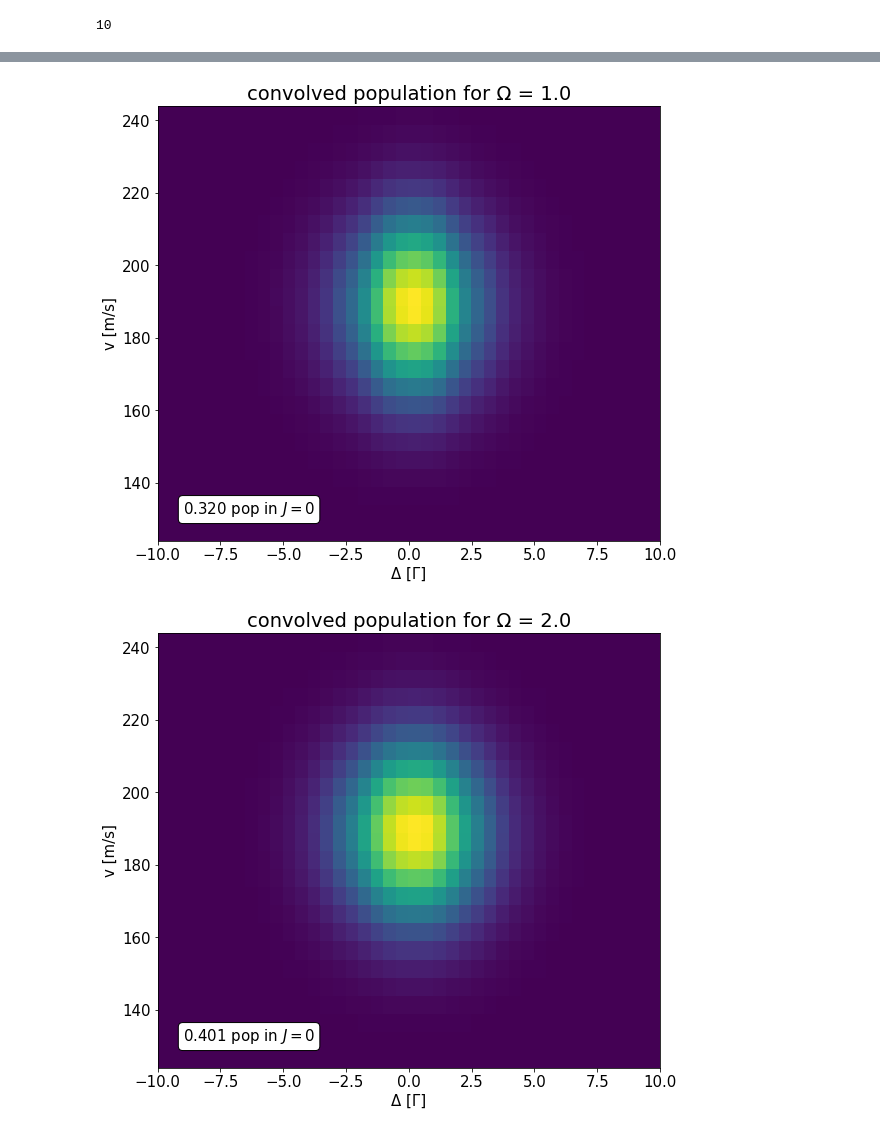
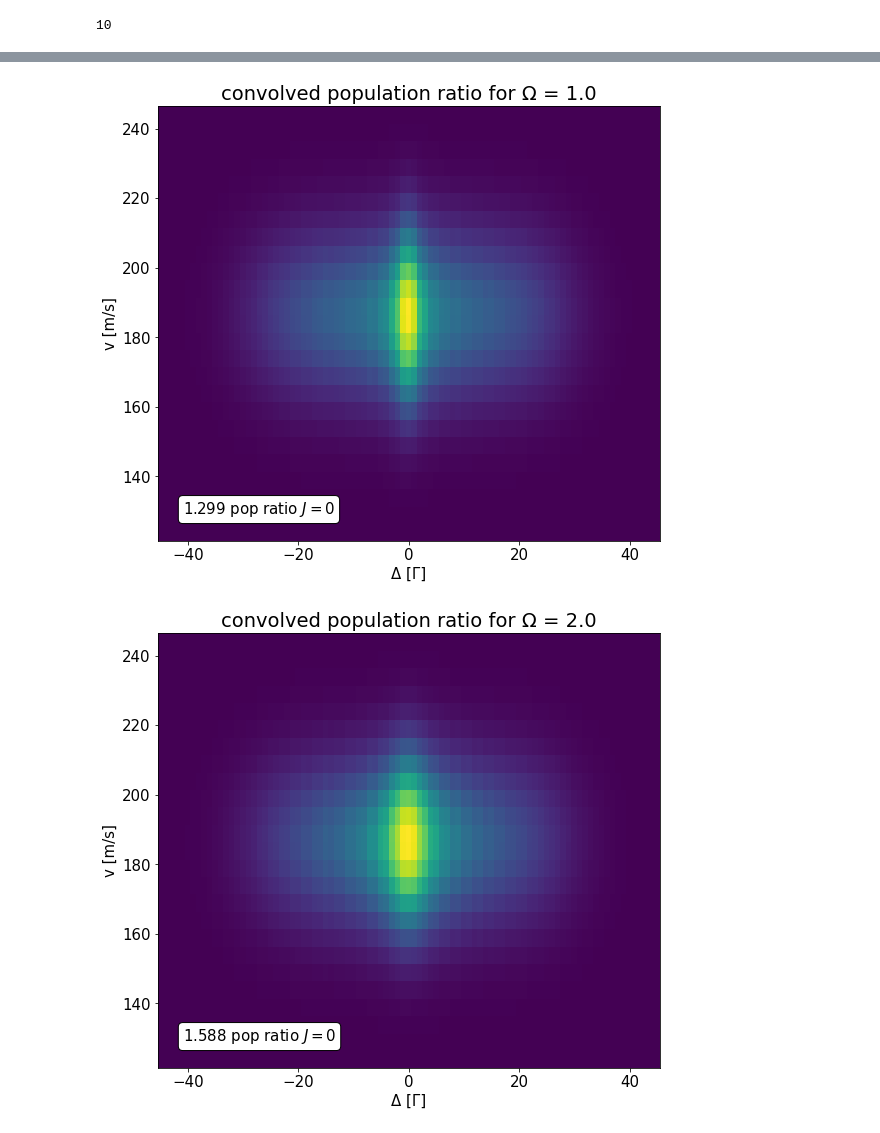
Before and after one commit to ograsdijk/optical-bloch, a Jupyter notebook: Velocity Broadening with Multipass no aperture.ipynb, the cells around one changed output, grey strips where cells are left out. Saved outputs shown, nothing was run; the diff lists cells and outputs as text; code cells hidden in the pictures.

Commit message:
Reran notebook with smaller detuning parameter spacing

```diff
--- a/Velocity Broadening with Multipass no aperture.ipynb
+++ b/Velocity Broadening with Multipass no aperture.ipynb
@@ -567,2 +588,3 @@ sim.elapsedTime
 # %%
 ens_u = Main.eval("sim.u")
+ens_u = np.array(ens_u)
@@ -581 +620,8 @@ for idx, ((Ω_factor, Δ_factor, v), pop) in tqdm(enumerate(results.items()), to
+# %%
+# for making Ω slices I round Ω_factor to two digits to preven any floating point issues
+# keep in mind when the desired spacing is less than two digits to remove rounding or
+# increase the digits
+results_array_J0 = np.zeros([len(results_array),4])
+for idx, (Ω_factor, Δ_factor, v, *pops) in tqdm(enumerate(results_array), total = len(ens_u)):
+    results_array_J0[idx,:] = [round(Ω_factor/Γ/abs(de_main),2), Δ_factor/Γ, v, np.sum(pops[:4])]
 # %%
@@ -611,0 +662,25 @@ for Ω_factor in [0.5,1,2,3,4]:
+# %%
+# Expected distribution of Δ due to the transverse velocity spread, calculated earlier in the notebook
+bins = np.array(Main.Deltas)/Γ
+bins = np.append(bins, [bins[-1]+np.diff(bins)[0]])
+bins -= np.diff(bins)[0]/2
+
+fig, ax = plt.subplots(figsize = (8,5))
+
+m = np.ones(v_x.shape, dtype = bool)
+Δ_convolve_norms, Δ_bins, _ = ax.hist(v_x[m]*v_to_Γ, bins = bins, label = r'$v_x$', density = True)
+
+mu, sigma = norm.fit(v_x[m]*v_to_Γ)
+
+_x = np.linspace(bins.min(), bins.max(), 101)
+ax.plot(_x, norm.pdf(_x, mu, sigma), lw = 3)
+
+ax.axvline(v_acceptable*v_to_Γ, lw = 3, color = 'k')
+ax.axvline(-v_acceptable*v_to_Γ, lw = 3, color = 'k')
+
+ax.set_xlabel(r'$\Delta$ [Γ]')
+set_fontsize(ax, 14)
+
+text = f'$\sigma = ${sigma:.1f}$\,$Γ'
+ax.text(0.03, 0.95, text, transform = ax.transAxes,
+        ha = 'left', va = 'top', fontsize = 14);
@@ -612,7 +689,7 @@ for Ω_factor in [0.5,1,2,3,4]:
 # %%
 for Ω_factor in [1,2,3,4,5]:
-    m = results_array[:,0] == Ω_factor
-    _array = results_array[m][:,1:]
+    m = results_array_J0[:,0] == Ω_factor
+    _array = results_array_J0[m][:,1:]
 
     dim_x, dim_y = len(Main.Deltas), len(Main.velocities)
     x,y,z = _array.T # Deltas, velocities and populations
@@ -620,36 +697,36 @@ for Ω_factor in [1,2,3,4,5]:
     # Set up a regular grid of interpolation points
     X, Y = np.linspace(x.min(), x.max(), dim_x), np.linspace(y.min(), y.max(), dim_y)
     X, Y = np.meshgrid(X,Y)
 
     # Interpolate; there's also method='cubic' for 2-D data such as here
-    Z = griddata((x, y), z, (X, Y), method='nearest')
+    Z = griddata((x, y), z, (X, Y), method='nearest')/P0_ini
 
     Δs = X[0,:]
     vs = Y[:,0]
     dΔ = np.diff(Δs)[0]
     dv = np.diff(vs)[0]
 
     # convolve with velocity distribution and detuning distribution (from transverse velocities)
     convolve = norm.pdf(vs, mu_z, sigma_z)[:,np.newaxis]*Z
-    convolve *= norm.pdf(Δs, mu, sigma)[np.newaxis,:]
+    convolve *= Δ_convolve_norms[np.newaxis,:]
 
     total = (convolve.sum(axis = 0)*dv).sum()*dΔ
 
     fig, ax = plt.subplots(figsize = (9,8))
     cs = ax.pcolormesh(X,Y,convolve, shading = 'nearest')
 
     ax.set_xlabel("Δ [Γ]")
     ax.set_ylabel(r"v [m/s]")
-    ax.set_title(f'convolved population for Ω = {Ω_factor:.1f}')
+    ax.set_title(f'convolved population ratio for Ω = {Ω_factor:.1f}')
 
     props = dict(boxstyle='round', facecolor='white', alpha=1)
-    text = f"{total:.3f} pop in $J=0$"
+    text = f"{total:.3f} pop ratio $J=0$"
     ax.text(0.05, 0.05, text, transform = ax.transAxes, fontsize = 15, bbox = props,
             va = 'bottom', ha = 'left')
 
 
     set_fontsize(ax, 15)
     set_fontsize(cbar.ax, 15)
 # %% [output]
-[figure, old version]
+[figure, new version]
-[figure, old version]
+[figure, new version]
```
Also changed, not shown: parts of 20 cells of this notebook.
